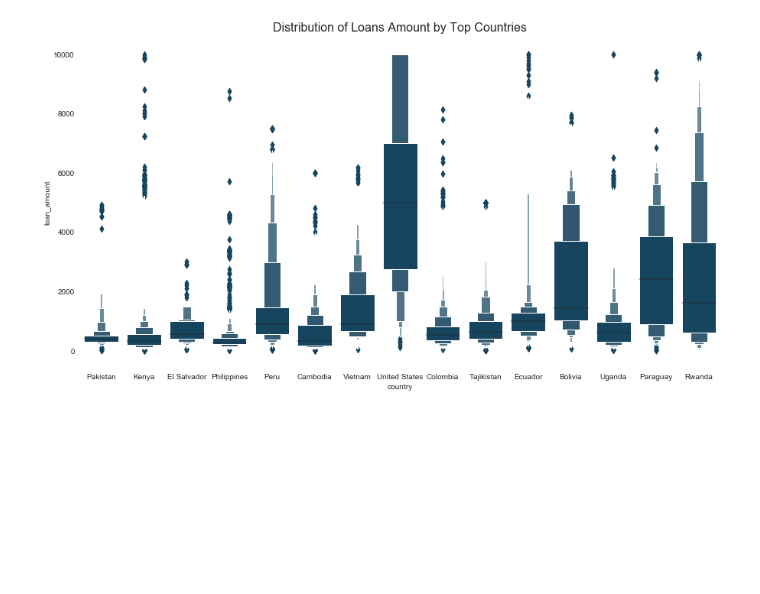
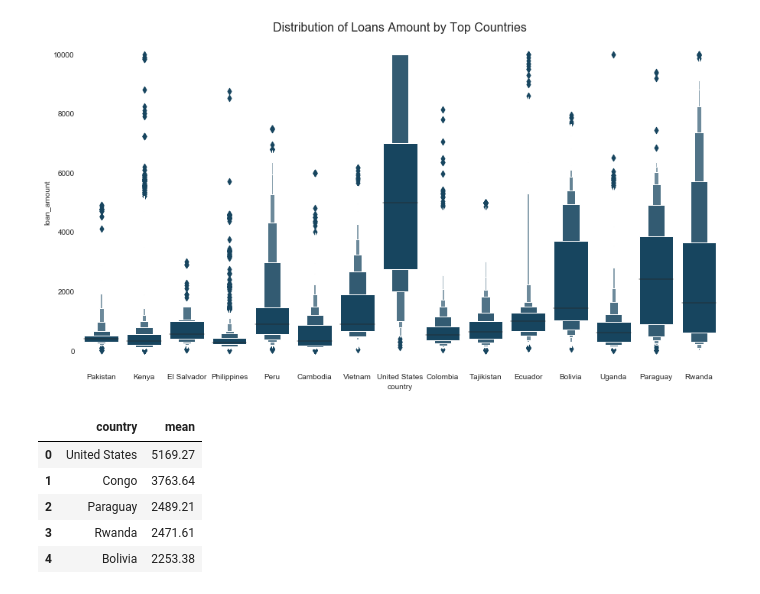
Before and after one commit to JakubPluta/EDA-ML, a Jupyter notebook: Kiva Crowdfunding EDA.ipynb, the cells around one changed output. Cells and saved outputs as stored; diff of their text form; code cells hidden in the pictures; blank space fills up the shorter version.

```diff
--- a/Kiva Crowdfunding EDA.ipynb
+++ b/Kiva Crowdfunding EDA.ipynb
@@ -159,3 +160,14 @@ sns.despine(top=True, right=True, left=True, bottom=True, offset=None, trim=Fals
 plt.title('Distribution of Loans Amount by Top Countries',fontsize=16);
 # %% [output]
 [figure]
+# %%
+mean_loan = pd.DataFrame(kiva[kiva['country'].isin(kiva['country'].value_counts().head(50).index.tolist())].groupby(['country'])['loan_amount'].agg(['mean']).sort_values(by='mean',ascending = False).head(15)).reset_index()
+mean_found = pd.DataFrame(kiva[kiva['country'].isin(kiva['country'].value_counts().head(50).index.tolist())].groupby(['country'])['funded_amount'].agg(['mean']).sort_values(by='mean',ascending = False).head(15)).reset_index()
+mean_loan.head()
+# %% [output]
+|  | country | mean |
+| 0 | United States | 5169.27 |
+| 1 | Congo | 3763.64 |
+| 2 | Paraguay | 2489.21 |
+| 3 | Rwanda | 2471.61 |
+| 4 | Bolivia | 2253.38 |
```
Also changed, not shown: parts of 4 cells of this notebook.
